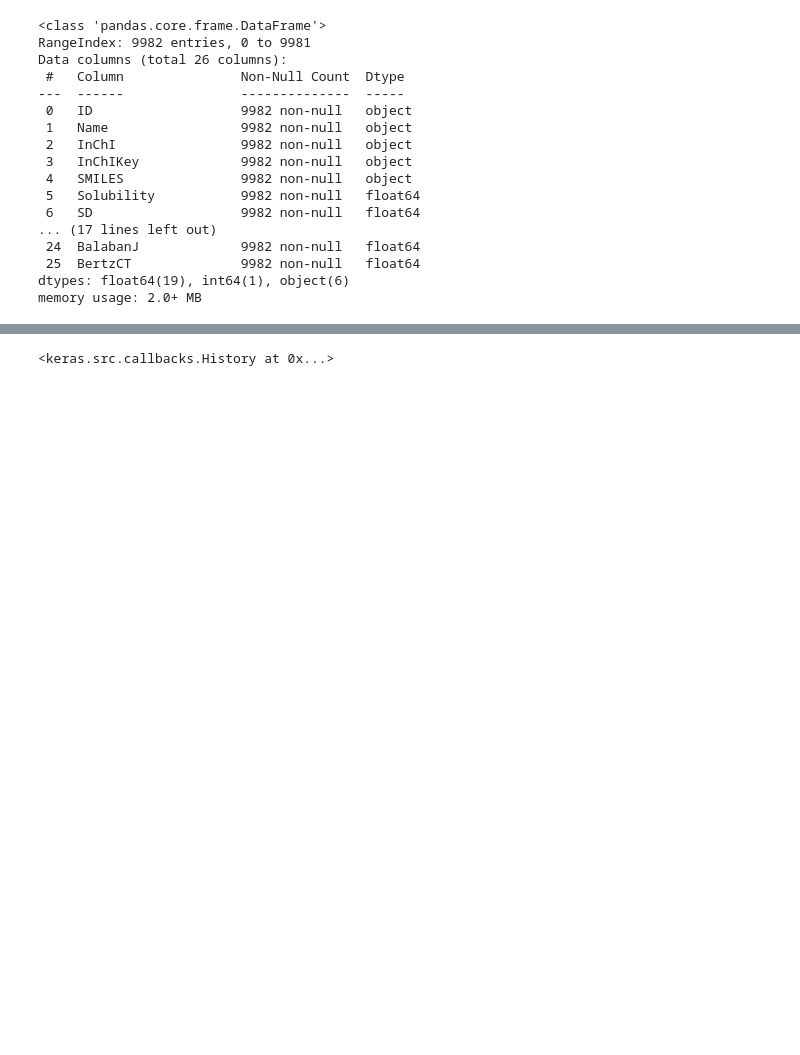
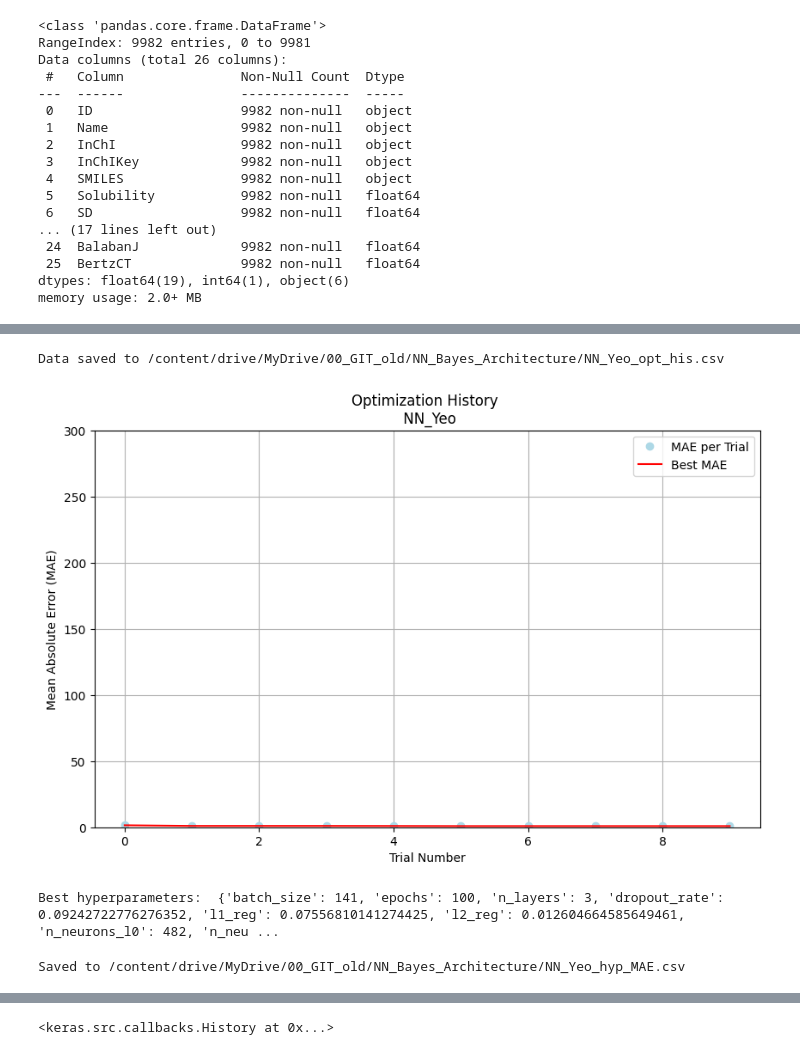
Before and after one commit to raznava/NN_architecture, a Jupyter notebook: NN_architecture_Bayes.ipynb, the cells around one changed output, grey strips where cells are left out. Drawn from its saved outputs; the diff is of its cells as text; code cells hidden in the pictures; blank space fills up the shorter version.

```diff
--- a/NN_architecture_Bayes.ipynb
+++ b/NN_architecture_Bayes.ipynb
@@ -332,0 +258,70 @@ y_test = pd.DataFrame(y_test, index=y_test.index, columns=['Solubility'])
+# %%
+# Collecting trial data
+trials_data = []
+for trial in study.trials:
+    trial_dict = trial.params.copy()  # Copy hyperparameters
+    trial_dict['trial_number'] = trial.number
+    trial_dict['MAE'] = trial.value  #  the objective was MAE
+    trials_data.append(trial_dict)
+
+# Converting to DataFrame
+trials_df = pd.DataFrame(trials_data)
+# Exporting to CSV
+csv_file_name = f'{path_to_save}{model_name}_opt_his.csv'
+try:
+    trials_df.to_csv(csv_file_name, index=False)
+    print(f"Data saved to {csv_file_name}")
+except Exception as e:
+    print(f"An error occurred: {e}")
+# %% [output]
+Data saved to /content/drive/MyDrive/00_GIT_old/NN_Bayes_Architecture/NN_Yeo_opt_his.csv
+# %%
+# Load the optimization history
+df = pd.read_csv(f'{path_to_save}{model_name}_opt_his.csv')
+# Compute the cumulative minimum of the MAE to track improvement
+df['Best MAE'] = df['MAE'].cummin()
+
+# Plotting the original MAE values
+plt.figure(figsize=(10, 6))
+plt.plot(df.index, df['MAE'], marker='o', linestyle='', color='lightblue', label='MAE per Trial')
+
+# Plotting the line that tracks the best (lowest) MAE value
+plt.plot(df.index, df['Best MAE'], marker='', linestyle='-', color='r', label='Best MAE')
+
+plt.title(f'Optimization History \n {model_name}')
+plt.xlabel('Trial Number')
+plt.ylabel('Mean Absolute Error (MAE)')
+plt.legend()
+plt.grid(True)
+plt.ylim(0,300)
+plt.show()
+# %% [output]
+[figure, added]
+# %%
+# Best Hyperparameters
+print("Best hyperparameters: ", study.best_params)
+# %% [output]
+Best hyperparameters:  {'batch_size': 141, 'epochs': 100, 'n_layers': 3, 'dropout_rate': 0.09242722776276352, 'l1_reg': 0.07556810141274425, 'l2_reg': 0.012604664585649461, 'n_neurons_l0': 482, 'n_neu ...
+# %%
+# Create a CSV file that contains hyperparameter optimization data
+# Initialize an empty list to store hyperparameter values and MAE for each trial
+data = []
+
+# Loop through all completed trials in the study
+for trial in study.trials:
+    if trial.state == optuna.trial.TrialState.COMPLETE:
+        # Collect hyperparameters and the objective value for each trial
+        trial_data = trial.params
+        trial_data['MAE'] = trial.value
+        data.append(trial_data)
+
+# Convert the list of dictionaries into a DataFrame
+df = pd.DataFrame(data)
+
+# Save the DataFrame to a CSV file
+csv_file_path = f'{path_to_save}{model_name}_hyp_MAE.csv'
+df.to_csv(csv_file_path, index=False)
+
+print(f"Saved to {csv_file_path}")
+# %% [output]
+Saved to /content/drive/MyDrive/00_GIT_old/NN_Bayes_Architecture/NN_Yeo_hyp_MAE.csv
```
Also changed, not shown: parts of 47 cells of this notebook.
